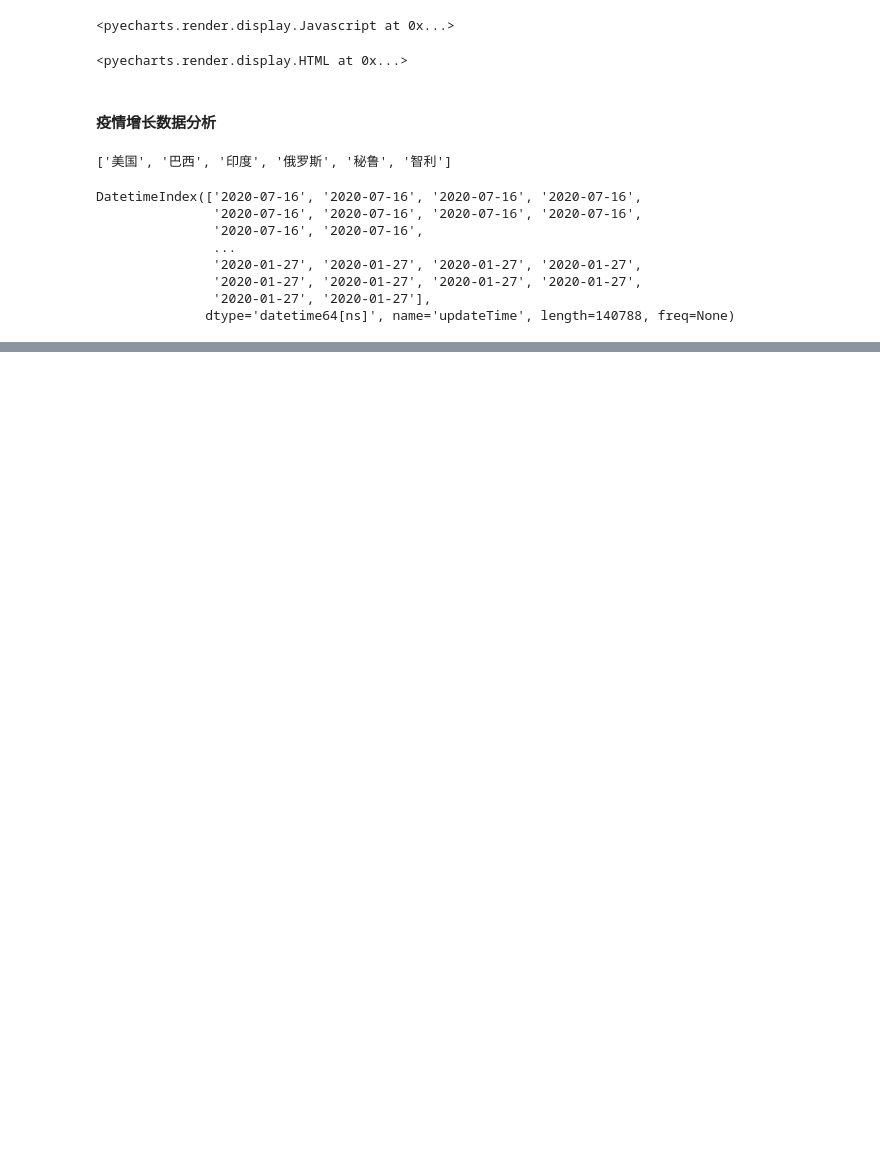
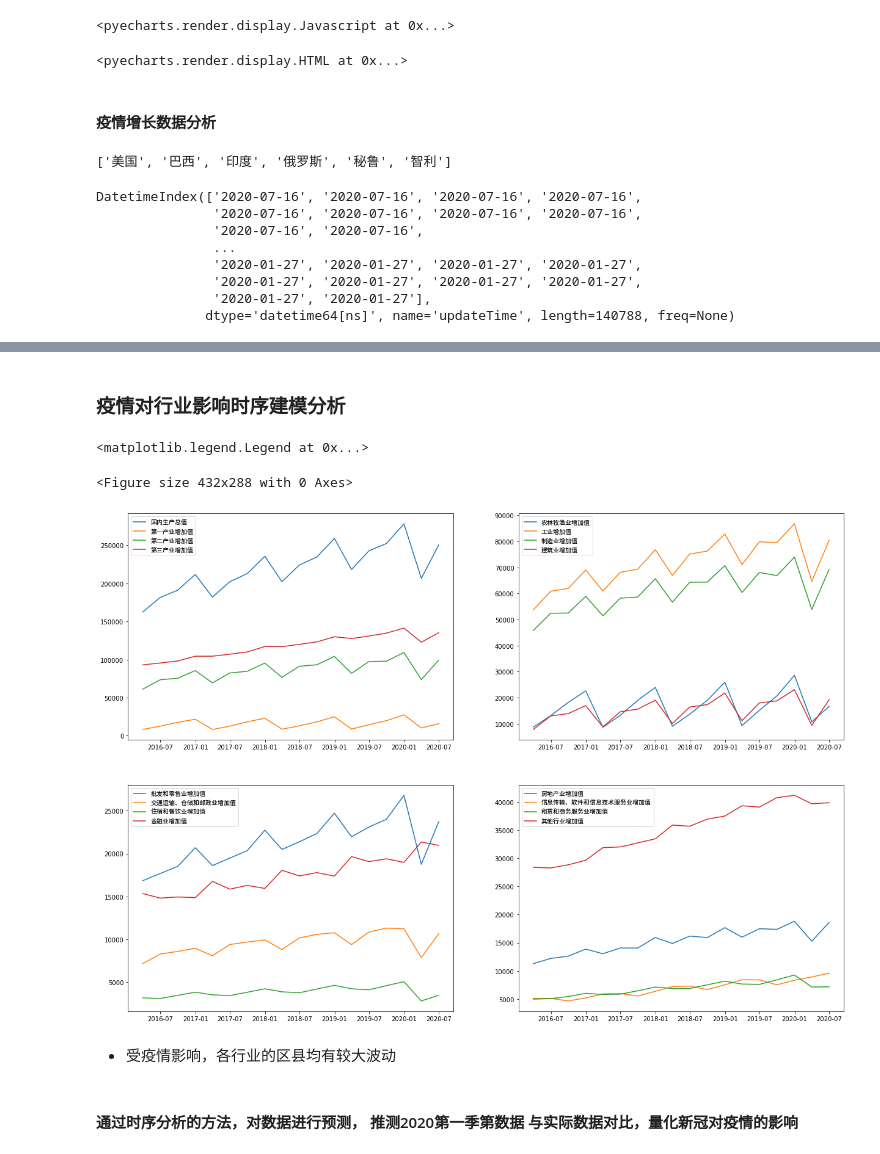
Before and after one commit to OcaenEyes/pandasLearn, a Jupyter notebook: 新冠疫情社会影响数据分析.ipynb, the cells around one changed output, grey strips where cells are left out. Cells and saved outputs as stored; diff of their text form; code cells hidden in the pictures; blank space fills up the shorter version.

```diff
--- a/新冠疫情社会影响数据分析.ipynb
+++ b/新冠疫情社会影响数据分析.ipynb
@@ -708,0 +844,30 @@ plt.legend(country,prop=myfont)
+# %% [markdown]
+### 疫情对行业影响时序建模分析
+# %%
+sum_GDP = ['国内生产总值', '第一产业增加值', '第二产业增加值', '第三产业增加值']
+industry_GDP = ['农林牧渔业增加值', '工业增加值', '制造业增加值', '建筑业增加值']
+industry2_GDP = ['批发和零售业增加值', '交通运输、仓储和邮政业增加值', '住宿和餐饮业增加值', '金融业增加值']
+industry3_GDP = ['房地产业增加值', '信息传输、软件和信息技术服务业增加值',
+                 '租赁和商务服务业增加值', '其他行业增加值']
+
+fig = plt.figure()
+fig,axes = plt.subplots(2,2,figsize=(21,15))
+axes[0][0].plot(data_economy[sum_GDP])
+axes[0][0].legend(sum_GDP,prop=myfont)
+
+axes[0][1].plot(data_economy[industry_GDP])
+axes[0][1].legend(industry_GDP,prop=myfont)
+
+axes[1][0].plot(data_economy[industry2_GDP])
+axes[1][0].legend(industry2_GDP,prop=myfont)
+
+axes[1][1].plot(data_economy[industry3_GDP])
+axes[1][1].legend(industry3_GDP,prop=myfont)
+# %% [output]
+<matplotlib.legend.Legend at 0x...>
+<Figure size 432x288 with 0 Axes>
+[figure, added]
+# %% [markdown]
+- 受疫情影响，各行业的区县均有较大波动
+# %% [markdown]
+#### 通过时序分析的方法，对数据进行预测， 推测2020第一季第数据 与实际数据对比，量化新冠对疫情的影响
```
Also changed, not shown: parts of 42 cells of this notebook, 2 other files.
